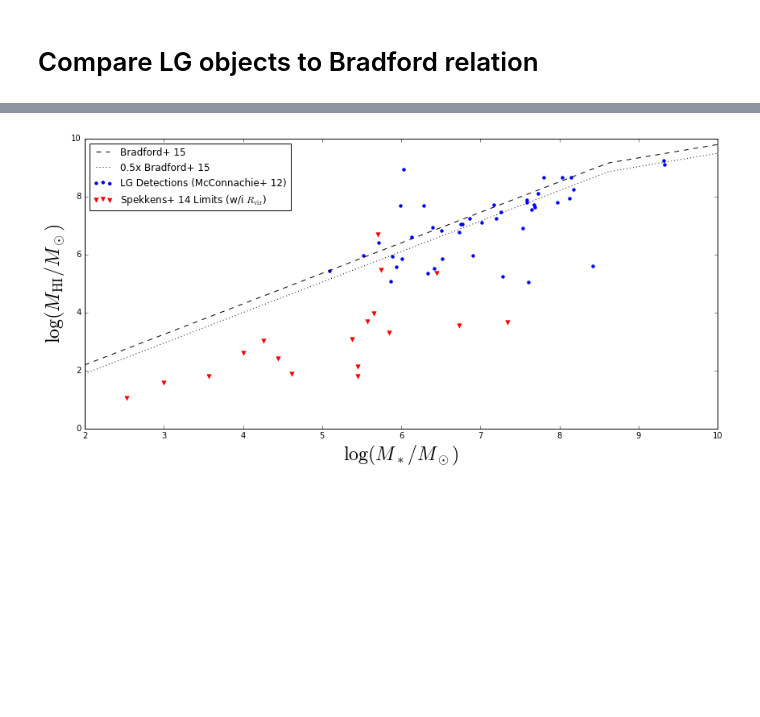
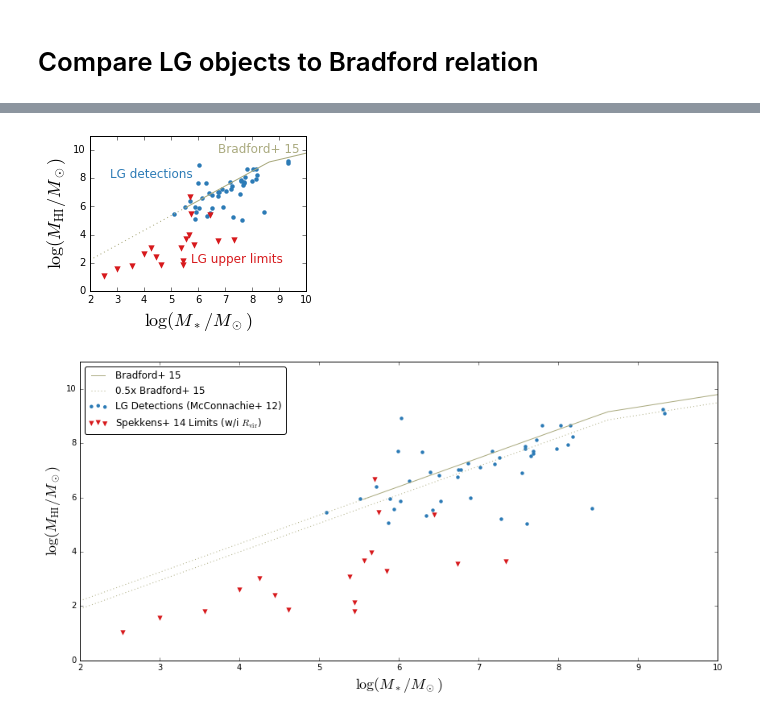
Before and after one commit to eteq/galvis, a Jupyter notebook: MHI-relations.ipynb, the cells around one changed output, grey strips where cells are left out. Cells and saved outputs as stored; diff of their text form; code cells hidden in the pictures; blank space fills up the shorter version.

```diff
--- a/MHI-relations.ipynb
+++ b/MHI-relations.ipynb
@@ -144,26 +176,14 @@ plt.tight_layout()
-# %%
-plt.figure(figsize=(12,6))
-
-lgmsk = (mcconn_tab['MHI']!=0)&(mcconn_tab['MHI']!=99.9) & (mcconn_tab['Vmag']!=99.9)
-plt.scatter(mcc_lmstar[lgmsk],  np.log10(mcconn_tab['MHI'][lgmsk])+6,
-            lw=0, c='b',
-            label='LG Detections (McConnachie+ 12)')
-
-plt.scatter(np.log10(spekkens_tab1['L_V']*mtol_spekkens),  np.log10(spekkens_tab1['MHI']),
-            marker='v', s=40, lw=0, c='r',
-            label=r'Spekkens+ 14 Limits (w/i $R_{\rm vir}$)')
-
-lmsbrad = np.linspace(2,10, 100)
-lmhi = np.log10(bradford_15_mstar_to_mgas(u.solMass*10**lmsbrad)/1.4/u.solMass) # 1.4 is for the He correction
-plt.plot(lmsbrad, lmhi, c='k', ls='--', label='Bradford+ 15')
-plt.plot(lmsbrad, lmhi - np.log10(2), c='k', ls=':', label='0.5x Bradford+ 15')
-
-plt.xlabel(r'$\log(M_*/M_\odot)$',fontsize=24)
-plt.ylabel(r'$\log(M_{\rm HI}/M_\odot)$',fontsize=24)
-
-plt.xlim(2,10)
-plt.ylim(0,10)
-plt.legend(loc=0)
-plt.tight_layout()
-# %% [output]
-[figure, removed]
+# %%
+# the version to save
+plt.figure(figsize=(4,3))
+make_mhi_plot(scaling=1, annotation=True, legend=False)
+
+plt.savefig('mstarmhi.pdf')
+plt.savefig('mstarmhi.png')
+# %% [output]
+[figure, added]
+# %%
+plt.figure(figsize=(12,6))
+make_mhi_plot(scaled_brad=0.5, legend=True, annotation=False)
+# %% [output]
+[figure, added]
```
Also changed, not shown: parts of 4 cells of this notebook.
